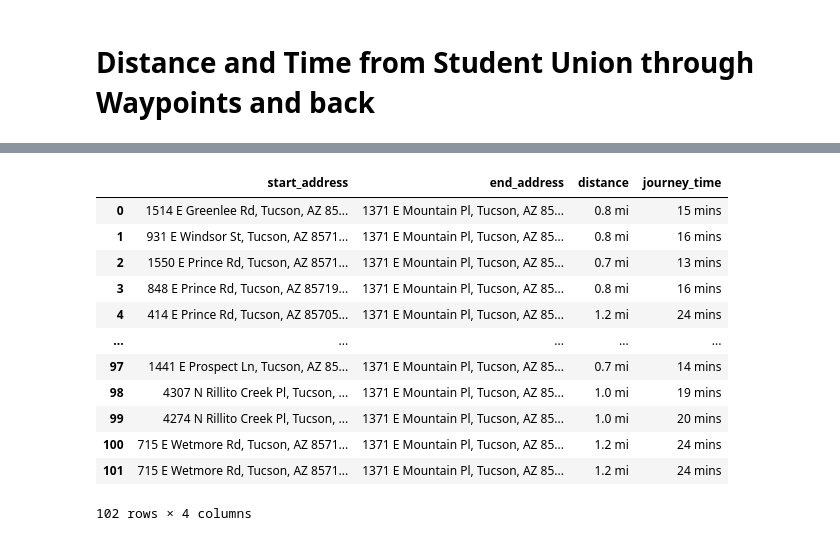
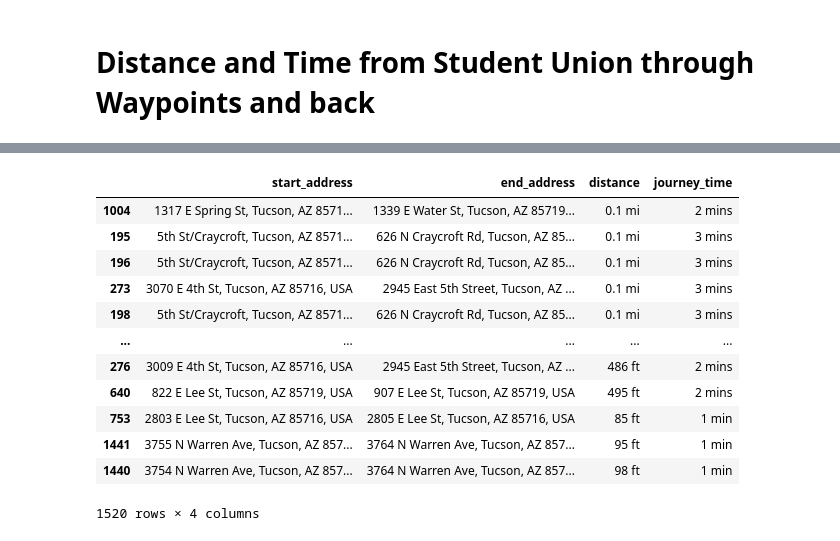
Before and after one commit to tazeenm/MIS587-Business-Intelligence-Project, a Jupyter notebook: BIProject.ipynb, the cells around one changed output, grey strips where cells are left out. Drawn from its saved outputs; the diff is of its cells as text; code cells hidden in the pictures.

```diff
--- a/BIProject.ipynb
+++ b/BIProject.ipynb
@@ -340,59 +455,17 @@ cluster3_data = cluster3_data['Lat/Long']
-# %%
-now = datetime.now()
-gmaps = googlemaps.Client(key=apikey)
-
-start_address = []
-end_address = []
-distance = []
-journey_time = []
-
-for i in cluster3_data:
-    #print(i)
-    directions = gmaps.directions(origin = str(i), destination = dest,
-                                  mode='walking', departure_time = now)
-    for i in range(0, 1):
-        directions[0]['legs'][i]['distance']['text']
-        directions[0]['legs'][i]['duration']['text']
-        directions[0]['legs'][i]['start_address']
-        directions[0]['legs'][i]['end_address']
-
-    #df = pd.DataFrame({'Address': top10['Street'],
-                  #'Location': top10['Lat/Long'],
-                   #'Latitude': top10['Latitude_x'],
-                   #'Longitude': top10['Longitude_x']
-                  #})
-
-    for i in range(0, 1):
-        distance.append(directions[0]['legs'][i]['distance']['text'])
-        journey_time.append(directions[0]['legs'][i]['duration']['text'])
-        start_address.append(directions[0]['legs'][i]['start_address'])
-        end_address.append(directions[0]['legs'][i]['end_address'])
-
-
-
-    #print(start_address)
-    #print(end_address)
-    #print(distance)
-    #print(journey_time)
-
-#df = df.assign(start_address = start_address.values)
-#df['startAddress'] = start_address.values
-
-df_distance = pd.DataFrame({ 'start_address':start_address,'end_address':end_address,'distance':distance,'journey_time':journey_time},
-columns = ['start_address','end_address','distance','journey_time'])
-
-df_distance
-# %% [output]
-|  | start_address | end_address | distance | journey_time |
-| 0 | 1514 E Greenlee Rd, Tucson, AZ 85... | 1371 E Mountain Pl, Tucson, AZ 85... | 0.8 mi | 15 mins |
-| 1 | 931 E Windsor St, Tucson, AZ 8571... | 1371 E Mountain Pl, Tucson, AZ 85... | 0.8 mi | 16 mins |
-| 2 | 1550 E Prince Rd, Tucson, AZ 8571... | 1371 E Mountain Pl, Tucson, AZ 85... | 0.7 mi | 13 mins |
-| 3 | 848 E Prince Rd, Tucson, AZ 85719... | 1371 E Mountain Pl, Tucson, AZ 85... | 0.8 mi | 16 mins |
-| 4 | 414 E Prince Rd, Tucson, AZ 85705... | 1371 E Mountain Pl, Tucson, AZ 85... | 1.2 mi | 24 mins |
-| ... | ... | ... | ... | ... |
-| 97 | 1441 E Prospect Ln, Tucson, AZ 85... | 1371 E Mountain Pl, Tucson, AZ 85... | 0.7 mi | 14 mins |
-| 98 | 4307 N Rillito Creek Pl, Tucson, ... | 1371 E Mountain Pl, Tucson, AZ 85... | 1.0 mi | 19 mins |
-| 99 | 4274 N Rillito Creek Pl, Tucson, ... | 1371 E Mountain Pl, Tucson, AZ 85... | 1.0 mi | 20 mins |
-| 100 | 715 E Wetmore Rd, Tucson, AZ 8571... | 1371 E Mountain Pl, Tucson, AZ 85... | 1.2 mi | 24 mins |
-| 101 | 715 E Wetmore Rd, Tucson, AZ 8571... | 1371 E Mountain Pl, Tucson, AZ 85... | 1.2 mi | 24 mins |
-102 rows × 4 columns
+# %%
+df_distance.sort_values(by=['distance'])
+#x.head(150)
+# %% [output]
+|  | start_address | end_address | distance | journey_time |
+| 1004 | 1317 E Spring St, Tucson, AZ 8571... | 1339 E Water St, Tucson, AZ 85719... | 0.1 mi | 2 mins |
+| 195 | 5th St/Craycroft, Tucson, AZ 8571... | 626 N Craycroft Rd, Tucson, AZ 85... | 0.1 mi | 3 mins |
+| 196 | 5th St/Craycroft, Tucson, AZ 8571... | 626 N Craycroft Rd, Tucson, AZ 85... | 0.1 mi | 3 mins |
+| 273 | 3070 E 4th St, Tucson, AZ 85716, USA | 2945 East 5th Street, Tucson, AZ ... | 0.1 mi | 3 mins |
+| 198 | 5th St/Craycroft, Tucson, AZ 8571... | 626 N Craycroft Rd, Tucson, AZ 85... | 0.1 mi | 3 mins |
+| ... | ... | ... | ... | ... |
+| 276 | 3009 E 4th St, Tucson, AZ 85716, USA | 2945 East 5th Street, Tucson, AZ ... | 486 ft | 2 mins |
+| 640 | 822 E Lee St, Tucson, AZ 85719, USA | 907 E Lee St, Tucson, AZ 85719, USA | 495 ft | 2 mins |
+| 753 | 2803 E Lee St, Tucson, AZ 85716, USA | 2805 E Lee St, Tucson, AZ 85716, USA | 85 ft | 1 min |
+| 1441 | 3755 N Warren Ave, Tucson, AZ 857... | 3764 N Warren Ave, Tucson, AZ 857... | 95 ft | 1 min |
+| 1440 | 3754 N Warren Ave, Tucson, AZ 857... | 3764 N Warren Ave, Tucson, AZ 857... | 98 ft | 1 min |
+1520 rows × 4 columns
```
Also changed, not shown: parts of 26 cells of this notebook.
